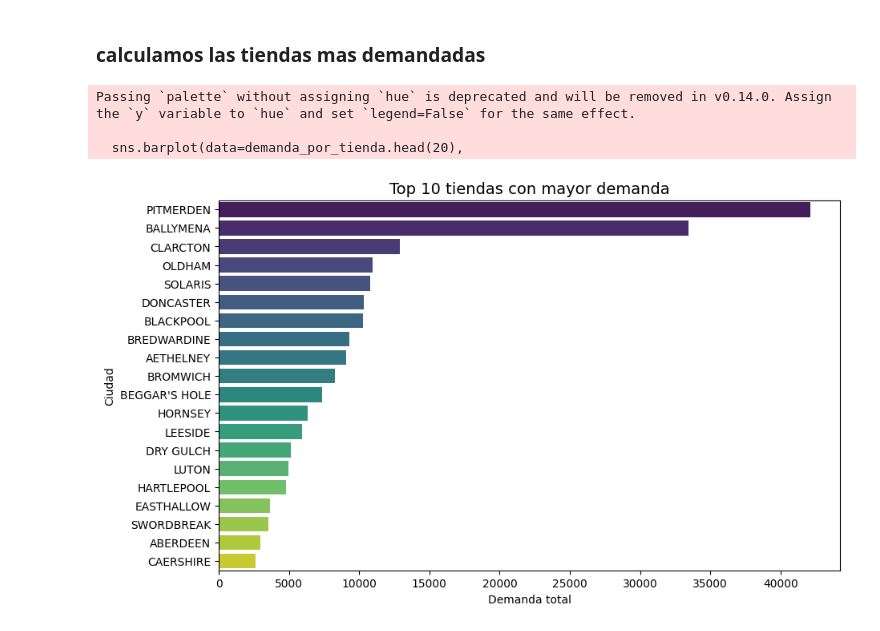
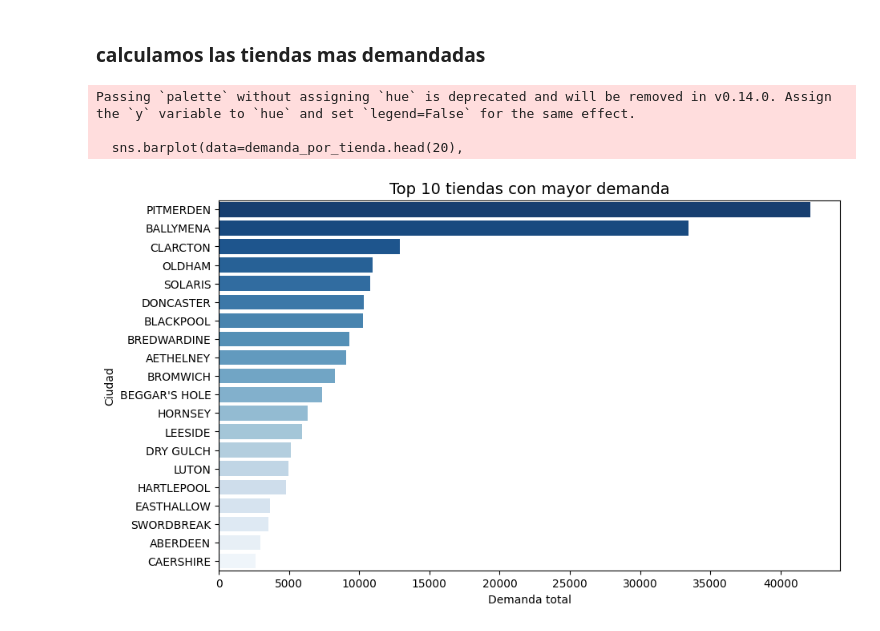
Before and after one commit to dssuarezca/PF-Inventory, a Jupyter notebook: EDA/generacion_graficos.ipynb, the cells around one changed output. Drawn from its saved outputs; the diff is of its cells as text; code cells hidden in the pictures.

```diff
--- a/EDA/generacion_graficos.ipynb
+++ b/EDA/generacion_graficos.ipynb
@@ -201,23 +202,23 @@ Passing `palette` without assigning `hue` is deprecated and will be removed in v
 # %%
 
 # Agrupar por producto y sumar la demanda
 demanda_por_tienda = df_inventariogeneral.groupby("Ciudad_x")["demanda"].sum().reset_index()
 
 # Ordenar de mayor a menor demanda
 demanda_por_tienda = demanda_por_tienda.sort_values(by="demanda", ascending=False)
 
 plt.figure(figsize=(10,6))
 sns.barplot(data=demanda_por_tienda.head(20),
             x="demanda",
             y="Ciudad_x",
-            palette="viridis")
+            palette="Blues_r")
 
 plt.title("Top 10 tiendas con mayor demanda", fontsize=14)
 plt.xlabel("Demanda total")
 plt.ylabel("Ciudad")
 plt.show()
 # %% [output]
 Passing `palette` without assigning `hue` is deprecated and will be removed in v0.14.0. Assign the `y` variable to `hue` and set `legend=False` for the same effect.
 
   sns.barplot(data=demanda_por_tienda.head(20),
-[figure, old version]
+[figure, new version]
```
Also changed, not shown: parts of 15 cells of this notebook, 3 other files.
